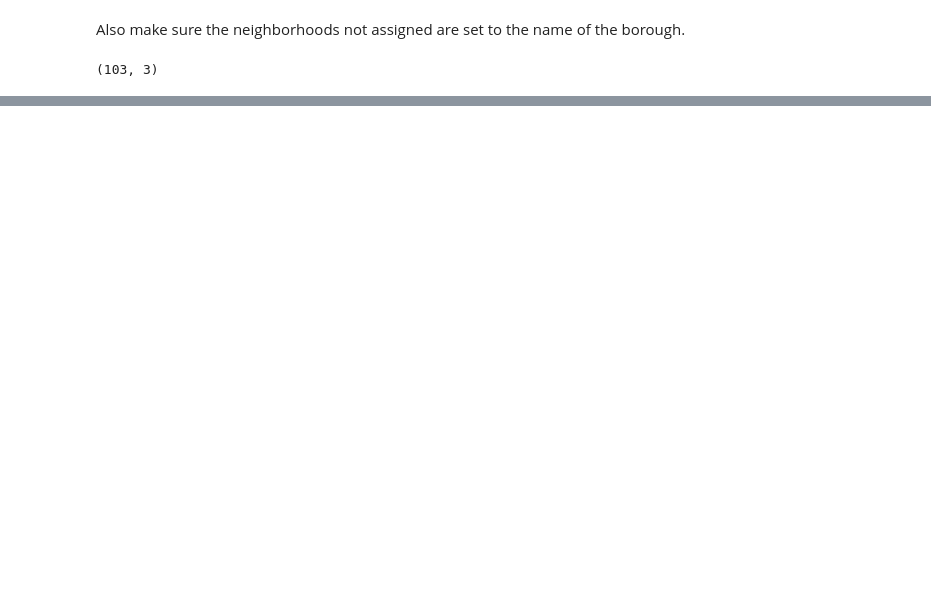
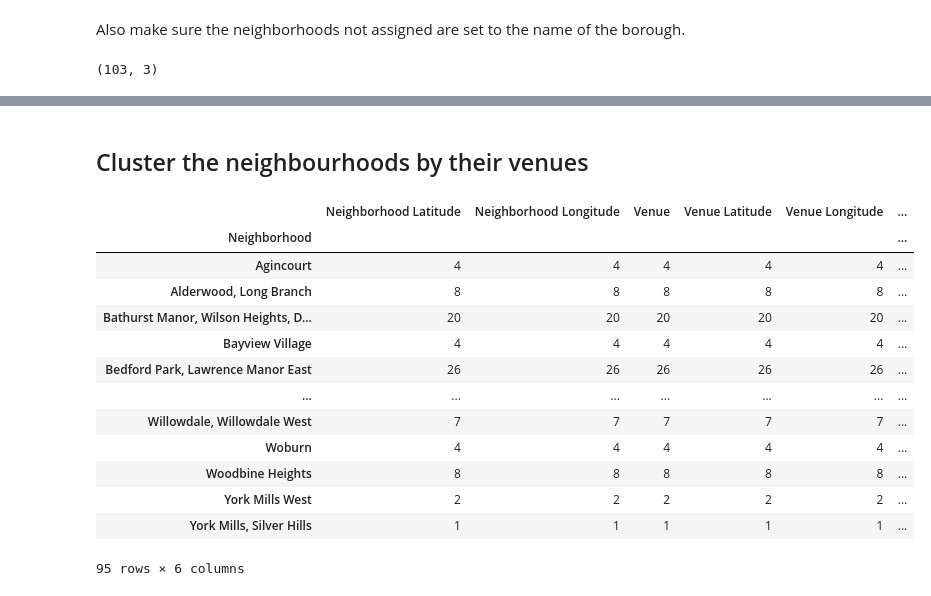
Before and after one commit to mc-porg/applied-data-science-capstone, a Jupyter notebook: week3.ipynb, the cells around one changed output, grey strips where cells are left out. Cells and saved outputs as stored; diff of their text form; code cells hidden in the pictures; blank space fills up the shorter version.

```diff
--- a/week3.ipynb
+++ b/week3.ipynb
@@ -98,0 +165,18 @@ df.tail()
+# %%
+# create map of Manhattan using latitude and longitude values
+map_toronto = folium.Map(location=[latitude, longitude], zoom_start=10)
+
+# add markers to map
+for lat, lng, label in zip(df_new['Latitude'], df_new['Longitude'], df_new['Neighborhood']):
+    label = folium.Popup(label, parse_html=True)
+    folium.CircleMarker(
+        [lat, lng],
+        radius=5,
+        popup=label,
+        color='blue',
+        fill=True,
+        fill_color='#3186cc',
+        fill_opacity=0.7,
+        parse_html=False).add_to(map_toronto)
+
+map_toronto
@@ -98,0 +185,4 @@ df.tail()
+# %%
+CLIENT_ID = 'JLOLYTL3R3JH1JD3ODLANEZCG53BGLPV4ISOWFQ54XLTVQTD' # your Foursquare ID
+CLIENT_SECRET = '5ZINISBAWHV4J25WMPTH545GDTWLR0ALQD2YZZB14AWG0OGB' # your Foursquare Secret
+VERSION = '20180605' # Foursquare API version
@@ -98,0 +201,12 @@ df.tail()
+# %%
+url = 'https://api.foursquare.com/v2/venues/explore?&client_id={}&client_secret={}&v={}&ll={},{}&radius={}&limit={}'.format(
+            CLIENT_ID,
+            CLIENT_SECRET,
+            VERSION,
+            lat,
+            lng,
+            500,
+            100)
+results = requests.get(url).json()
+
+results
@@ -98,0 +271,5 @@ df.tail()
+# %%
+toronto_venues = getNearbyVenues(names=df_new['Neighborhood'],
+                                   latitudes=df_new['Latitude'],
+                                   longitudes=df_new['Longitude']
+                                  )
@@ -98,0 +303,19 @@ df.tail()
+# %% [markdown]
+## Cluster the neighbourhoods by their venues
+# %%
+toronto_venues.groupby('Neighborhood').count()
+# %% [output]
+|  | Neighborhood Latitude | Neighborhood Longitude | Venue | Venue Latitude | Venue Longitude | ... |
+| Neighborhood |  |  |  |  |  | ... |
+| Agincourt | 4 | 4 | 4 | 4 | 4 | ... |
+| Alderwood, Long Branch | 8 | 8 | 8 | 8 | 8 | ... |
+| Bathurst Manor, Wilson Heights, D... | 20 | 20 | 20 | 20 | 20 | ... |
+| Bayview Village | 4 | 4 | 4 | 4 | 4 | ... |
+| Bedford Park, Lawrence Manor East | 26 | 26 | 26 | 26 | 26 | ... |
+| ... | ... | ... | ... | ... | ... | ... |
+| Willowdale, Willowdale West | 7 | 7 | 7 | 7 | 7 | ... |
+| Woburn | 4 | 4 | 4 | 4 | 4 | ... |
+| Woodbine Heights | 8 | 8 | 8 | 8 | 8 | ... |
+| York Mills West | 2 | 2 | 2 | 2 | 2 | ... |
+| York Mills, Silver Hills | 1 | 1 | 1 | 1 | 1 | ... |
+95 rows × 6 columns
```
Also changed, not shown: parts of 23 cells of this notebook.
